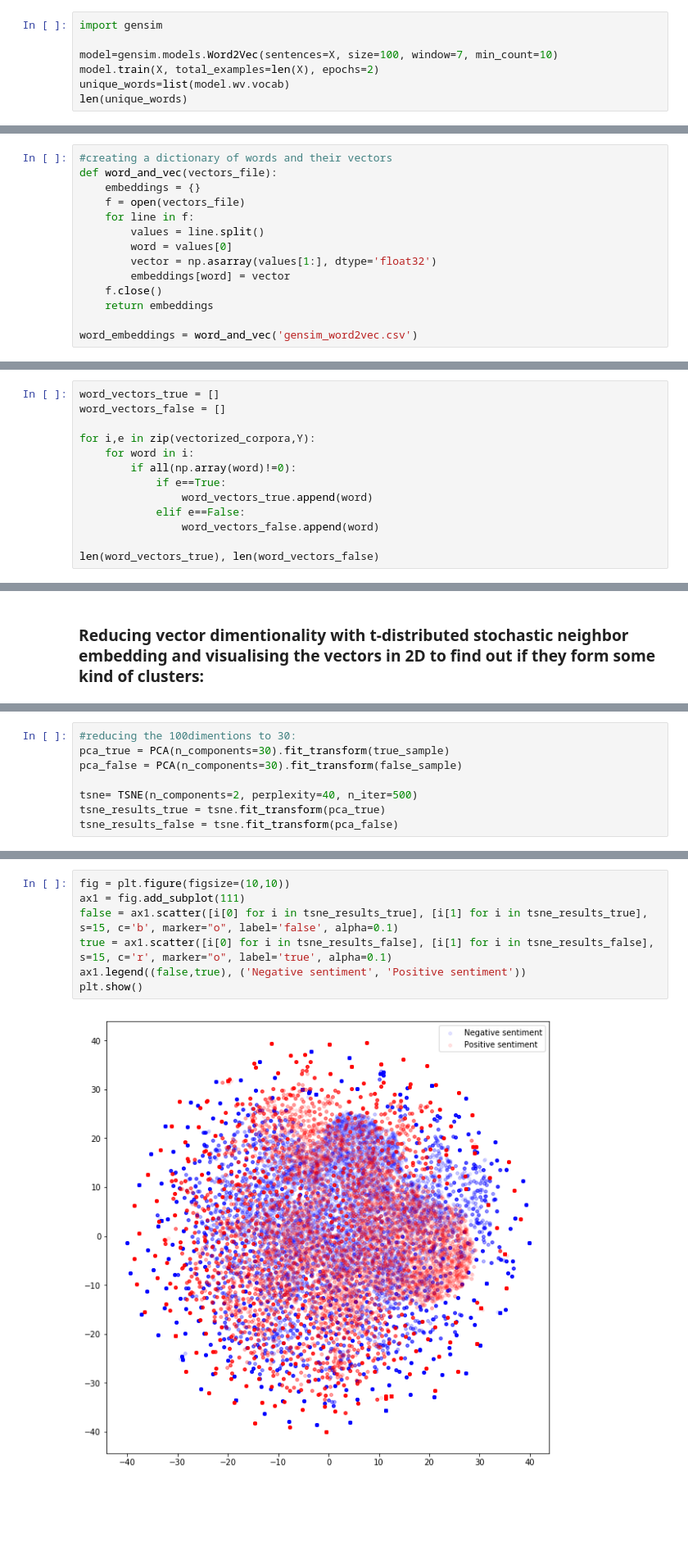
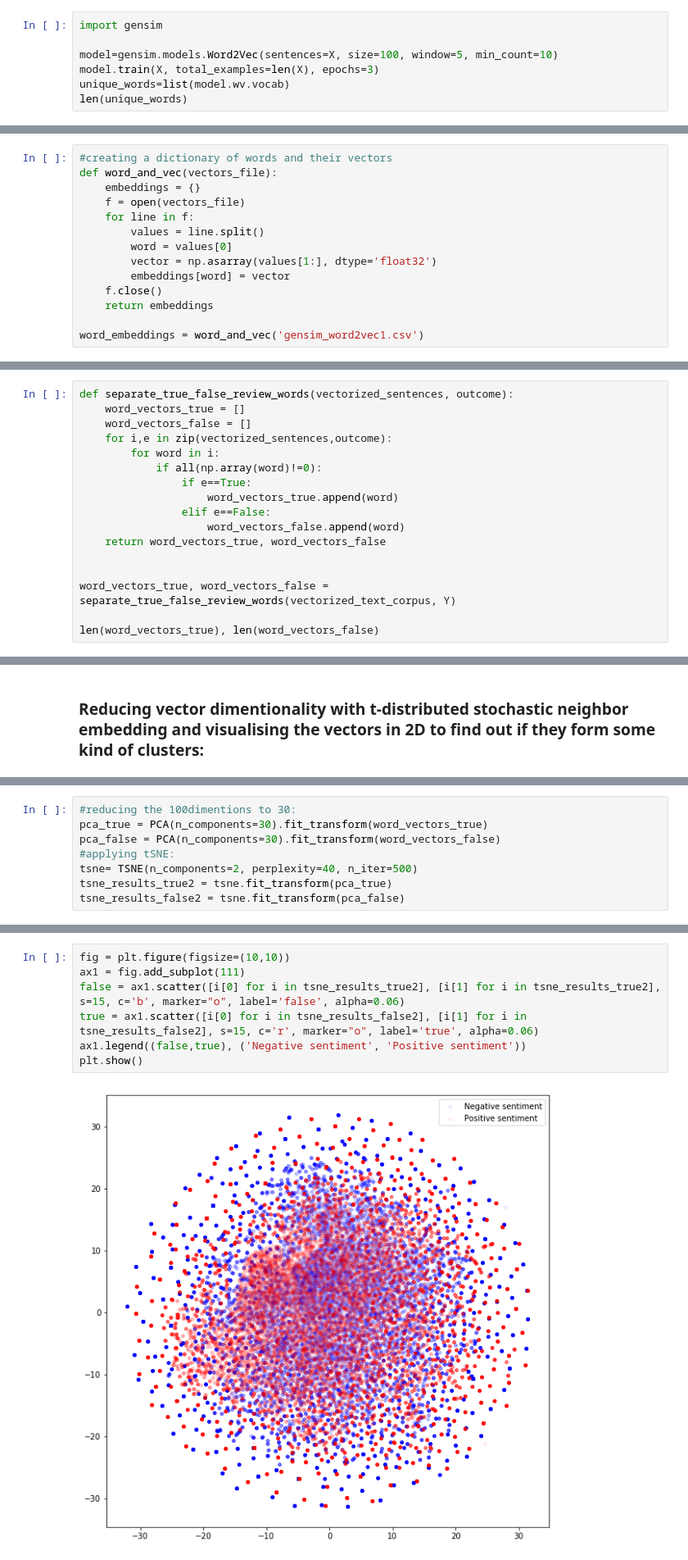
Before and after one commit to gabaslava/imdb, a Jupyter notebook: A. imdb data analysing. the code.ipynb, the cells around one changed output, grey strips where cells are left out. Shown at 82% size. Cells and saved outputs as stored; diff of their text form; blank space fills up the shorter version.

```diff
--- a/A. imdb data analysing. the code.ipynb
+++ b/A. imdb data analysing. the code.ipynb
@@ -247,8 +280,8 @@ max_len, min_len, mean_x, std_x, total_x
 # %%
 import gensim
 
-model=gensim.models.Word2Vec(sentences=X, size=100, window=7, min_count=10)
-model.train(X, total_examples=len(X), epochs=2)
+model=gensim.models.Word2Vec(sentences=X, size=100, window=5, min_count=10)
+model.train(X, total_examples=len(X), epochs=3)
 unique_words=list(model.wv.vocab)
 len(unique_words)
 # %% [output]
@@ -293,6 +326,6 @@ def word_and_vec(vectors_file):
     f.close()
     return embeddings
 
-word_embeddings = word_and_vec('gensim_word2vec.csv')
+word_embeddings = word_and_vec('gensim_word2vec1.csv')
 # %% [markdown]
 ### Now vectorizing the sample texts.
@@ -313,14 +354,18 @@ for review,i in zip(X,range(len(X))):
 # %%
-word_vectors_true = []
-word_vectors_false = []
+def separate_true_false_review_words(vectorized_sentences, outcome):
+    word_vectors_true = []
+    word_vectors_false = []
+    for i,e in zip(vectorized_sentences,outcome):
+        for word in i:
+            if all(np.array(word)!=0):
+                if e==True:
+                    word_vectors_true.append(word)
+                elif e==False:
+                    word_vectors_false.append(word)
+    return word_vectors_true, word_vectors_false
 
-for i,e in zip(vectorized_corpora,Y):
-    for word in i:
-        if all(np.array(word)!=0):
-            if e==True:
-                word_vectors_true.append(word)
-            elif e==False:
-                word_vectors_false.append(word)
+
+word_vectors_true, word_vectors_false = separate_true_false_review_words(vectorized_text_corpus, Y)
 
 len(word_vectors_true), len(word_vectors_false)
 # %% [output]
@@ -356,8 +400,8 @@ plt.show()
 # %%
 #reducing the 100dimentions to 30:
-pca_true = PCA(n_components=30).fit_transform(true_sample)
-pca_false = PCA(n_components=30).fit_transform(false_sample)
-
+pca_true = PCA(n_components=30).fit_transform(word_vectors_true)
+pca_false = PCA(n_components=30).fit_transform(word_vectors_false)
+#applying tSNE:
 tsne= TSNE(n_components=2, perplexity=40, n_iter=500)
-tsne_results_true = tsne.fit_transform(pca_true)
-tsne_results_false = tsne.fit_transform(pca_false)
+tsne_results_true2 = tsne.fit_transform(pca_true)
+tsne_results_false2 = tsne.fit_transform(pca_false)
@@ -364,9 +410,9 @@ tsne_results_false = tsne.fit_transform(pca_false)
 # %%
 fig = plt.figure(figsize=(10,10))
 ax1 = fig.add_subplot(111)
-false = ax1.scatter([i[0] for i in tsne_results_true], [i[1] for i in tsne_results_true], s=15, c='b', marker="o", label='false', alpha=0.1)
-true = ax1.scatter([i[0] for i in tsne_results_false], [i[1] for i in tsne_results_false], s=15, c='r', marker="o", label='true', alpha=0.1)
+false = ax1.scatter([i[0] for i in tsne_results_true2], [i[1] for i in tsne_results_true2], s=15, c='b', marker="o", label='false', alpha=0.06)
+true = ax1.scatter([i[0] for i in tsne_results_false2], [i[1] for i in tsne_results_false2], s=15, c='r', marker="o", label='true', alpha=0.06)
 ax1.legend((false,true), ('Negative sentiment', 'Positive sentiment'))
 plt.show()
 # %% [output]
-[figure, old version]
+[figure, new version]
```
Also changed, not shown: parts of 45 cells of this notebook.
